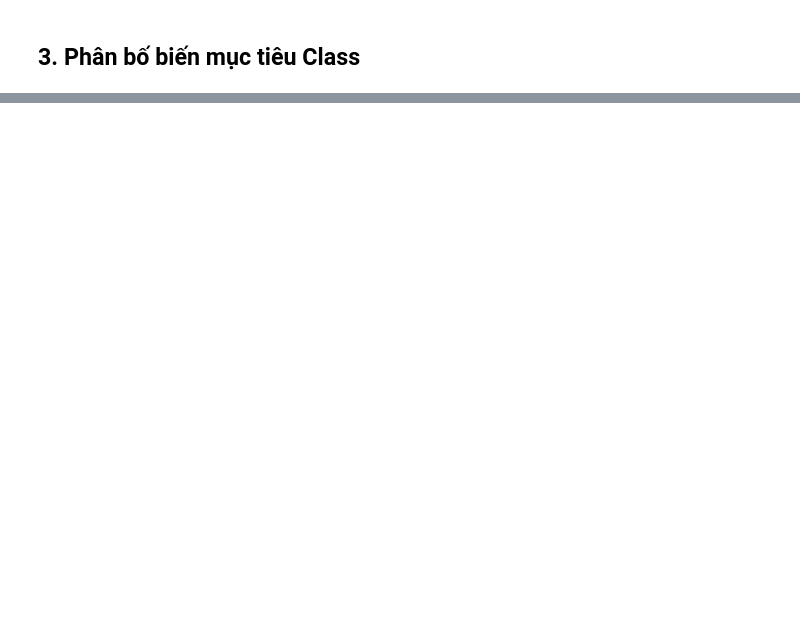
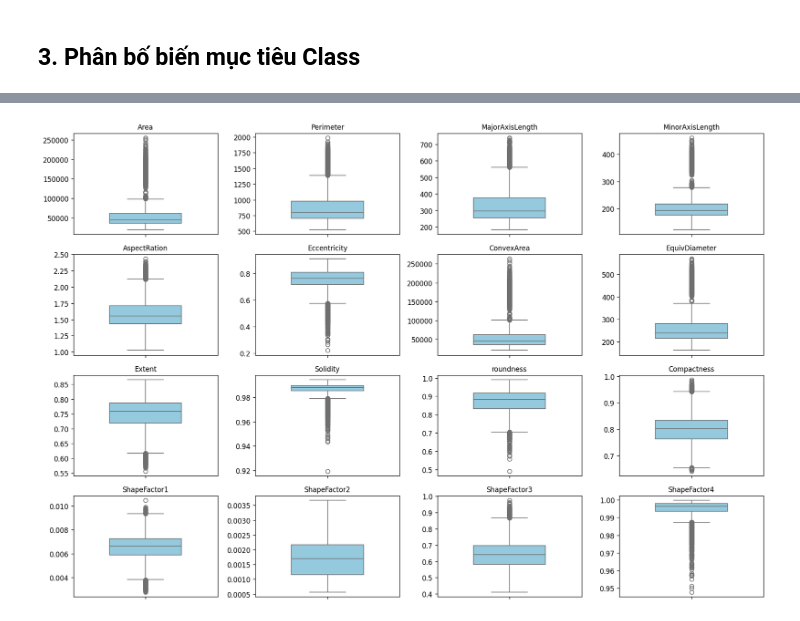
Before and after one commit to tdat1465/lab1-intro2ML, a Jupyter notebook: code/Part2_Classification/eda.ipynb, the cells around one changed output, grey strips where cells are left out. Drawn from its saved outputs; the diff is of its cells as text; code cells hidden in the pictures; blank space fills up the shorter version.

```diff
--- a/code/Part2_Classification/eda.ipynb
+++ b/code/Part2_Classification/eda.ipynb
@@ -198,0 +263,12 @@ Name: cnt, dtype: float64
+# %%
+# Vẽ Boxplot cho từng đặc trưng
+plt.figure(figsize=(15, 10))
+for i, feature in enumerate(FEATURES, 1):
+    plt.subplot(4, 4, i)
+    sns.boxplot(y=df[feature], width=0.5, color='skyblue')
+    plt.title(feature, fontsize=10)
+    plt.ylabel("")
+plt.tight_layout()
+plt.show()
+# %% [output]
+[figure, added]
```
Also changed, not shown: parts of 9 cells of this notebook, 3 other files.
